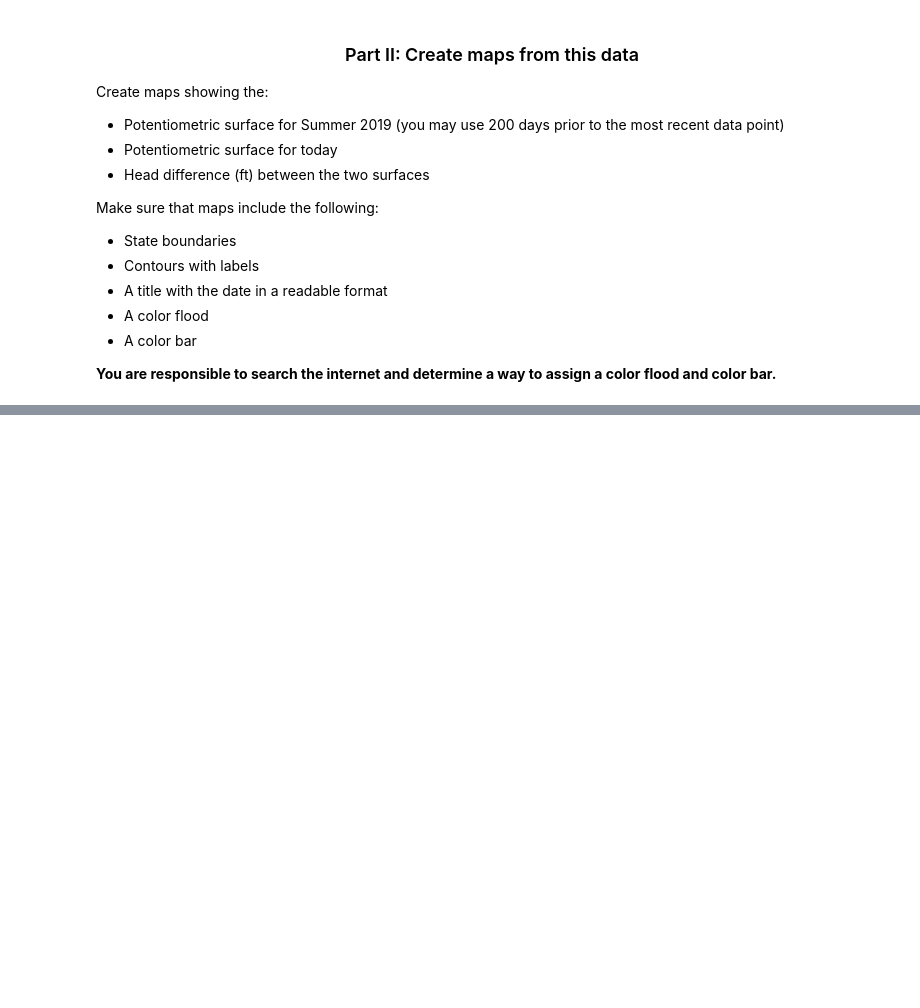
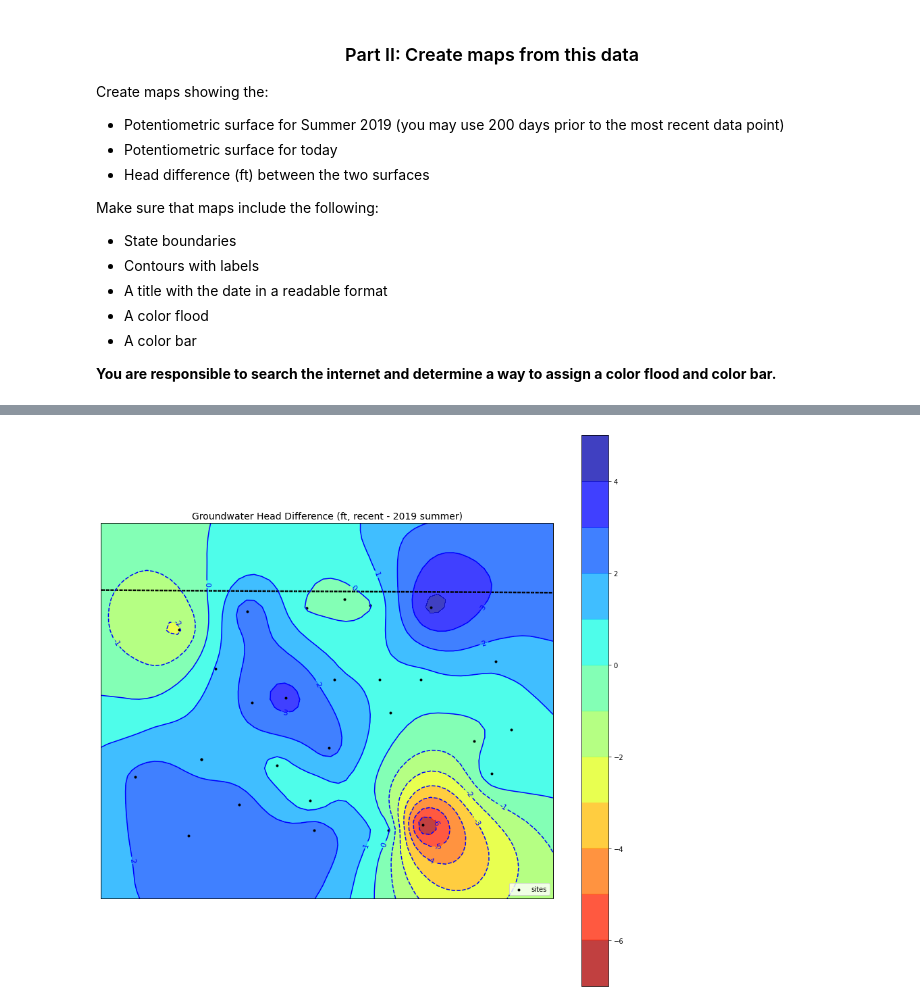
Before and after one commit to yiquanw2/geol572_6, a Jupyter notebook: Prob Set 6 and 7.ipynb, the cells around one changed output, grey strips where cells are left out. Cells and saved outputs as stored; diff of their text form; code cells hidden in the pictures; blank space fills up the shorter version.

```diff
--- a/Prob Set 6 and 7.ipynb
+++ b/Prob Set 6 and 7.ipynb
@@ -242,3 +202,7 @@ diff_df
+# %%
+create_map(hist_df,X_19,Y_19,z_20-z_19,-8,4,1,0)
+# %% [output]
+[figure, added]
 # %% [markdown]
 
 ### <center>Part III: Comparison with a 2013 study</center>
```
Also changed, not shown: parts of 10 cells of this notebook.
